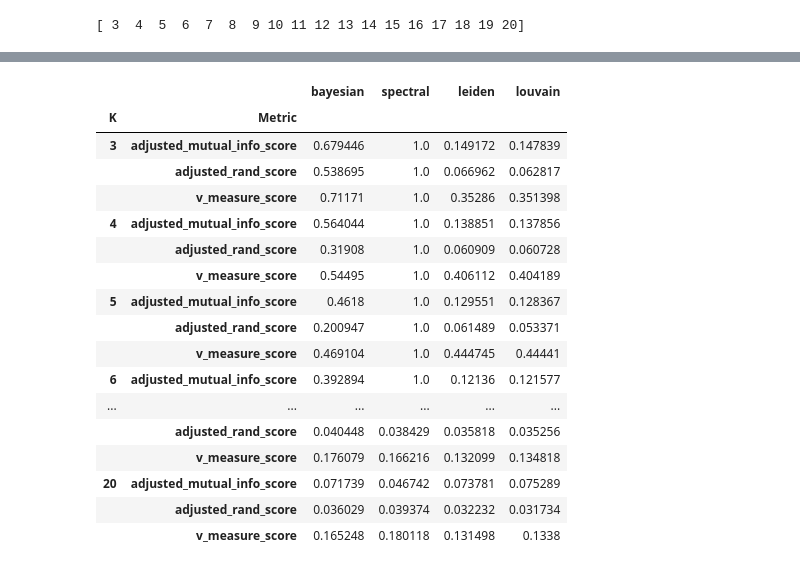
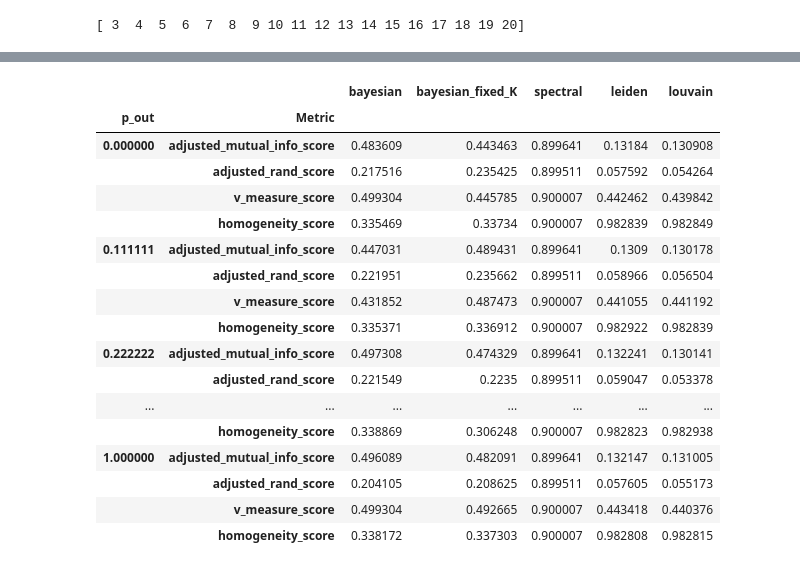
Before and after one commit to salyaa/semester_project, a Jupyter notebook: tests.ipynb, the cells around one changed output, grey strips where cells are left out. Cells and saved outputs as stored; diff of their text form; code cells hidden in the pictures.

```diff
--- a/tests.ipynb
+++ b/tests.ipynb
@@ -150,0 +91,3 @@ Results saved at evaluations/scores_K3to20_n20_pin.csv!
+# %%
+range_p = np.linspace(0, 1, num=10, endpoint=True)
+res_2 = validation_range_p(range_p=range_p, K = 5)
@@ -151,21 +110,21 @@ Results saved at evaluations/scores_K3to20_n20_pin.csv!
 # %%
-display(results_in)
+display(res_2)
 # %% [output]
-|  |  | bayesian | spectral | leiden | louvain |
-| K | Metric |  |  |  |  |
-| 3 | adjusted_mutual_info_score | 0.679446 | 1.0 | 0.149172 | 0.147839 |
-|  | adjusted_rand_score | 0.538695 | 1.0 | 0.066962 | 0.062817 |
-|  | v_measure_score | 0.71171 | 1.0 | 0.35286 | 0.351398 |
-| 4 | adjusted_mutual_info_score | 0.564044 | 1.0 | 0.138851 | 0.137856 |
-|  | adjusted_rand_score | 0.31908 | 1.0 | 0.060909 | 0.060728 |
-|  | v_measure_score | 0.54495 | 1.0 | 0.406112 | 0.404189 |
-| 5 | adjusted_mutual_info_score | 0.4618 | 1.0 | 0.129551 | 0.128367 |
-|  | adjusted_rand_score | 0.200947 | 1.0 | 0.061489 | 0.053371 |
-|  | v_measure_score | 0.469104 | 1.0 | 0.444745 | 0.44441 |
-| 6 | adjusted_mutual_info_score | 0.392894 | 1.0 | 0.12136 | 0.121577 |
-| ... | ... | ... | ... | ... | ... |
-|  | adjusted_rand_score | 0.040448 | 0.038429 | 0.035818 | 0.035256 |
-|  | v_measure_score | 0.176079 | 0.166216 | 0.132099 | 0.134818 |
-| 20 | adjusted_mutual_info_score | 0.071739 | 0.046742 | 0.073781 | 0.075289 |
-|  | adjusted_rand_score | 0.036029 | 0.039374 | 0.032232 | 0.031734 |
-|  | v_measure_score | 0.165248 | 0.180118 | 0.131498 | 0.1338 |
+|  |  | bayesian | bayesian_fixed_K | spectral | leiden | louvain |
+| p_out | Metric |  |  |  |  |  |
+| 0.000000 | adjusted_mutual_info_score | 0.483609 | 0.443463 | 0.899641 | 0.13184 | 0.130908 |
+|  | adjusted_rand_score | 0.217516 | 0.235425 | 0.899511 | 0.057592 | 0.054264 |
+|  | v_measure_score | 0.499304 | 0.445785 | 0.900007 | 0.442462 | 0.439842 |
+|  | homogeneity_score | 0.335469 | 0.33734 | 0.900007 | 0.982839 | 0.982849 |
+| 0.111111 | adjusted_mutual_info_score | 0.447031 | 0.489431 | 0.899641 | 0.1309 | 0.130178 |
+|  | adjusted_rand_score | 0.221951 | 0.235662 | 0.899511 | 0.058966 | 0.056504 |
+|  | v_measure_score | 0.431852 | 0.487473 | 0.900007 | 0.441055 | 0.441192 |
+|  | homogeneity_score | 0.335371 | 0.336912 | 0.900007 | 0.982922 | 0.982839 |
+| 0.222222 | adjusted_mutual_info_score | 0.497308 | 0.474329 | 0.899641 | 0.132241 | 0.130141 |
+|  | adjusted_rand_score | 0.221549 | 0.2235 | 0.899511 | 0.059047 | 0.053378 |
+| ... | ... | ... | ... | ... | ... | ... |
+|  | homogeneity_score | 0.338869 | 0.306248 | 0.900007 | 0.982823 | 0.982938 |
+| 1.000000 | adjusted_mutual_info_score | 0.496089 | 0.482091 | 0.899641 | 0.132147 | 0.131005 |
+|  | adjusted_rand_score | 0.204105 | 0.208625 | 0.899511 | 0.057605 | 0.055173 |
+|  | v_measure_score | 0.499304 | 0.492665 | 0.900007 | 0.443418 | 0.440376 |
+|  | homogeneity_score | 0.338172 | 0.337303 | 0.900007 | 0.982808 | 0.982815 |
```
Also changed, not shown: parts of 19 cells of this notebook, 11 other files.
